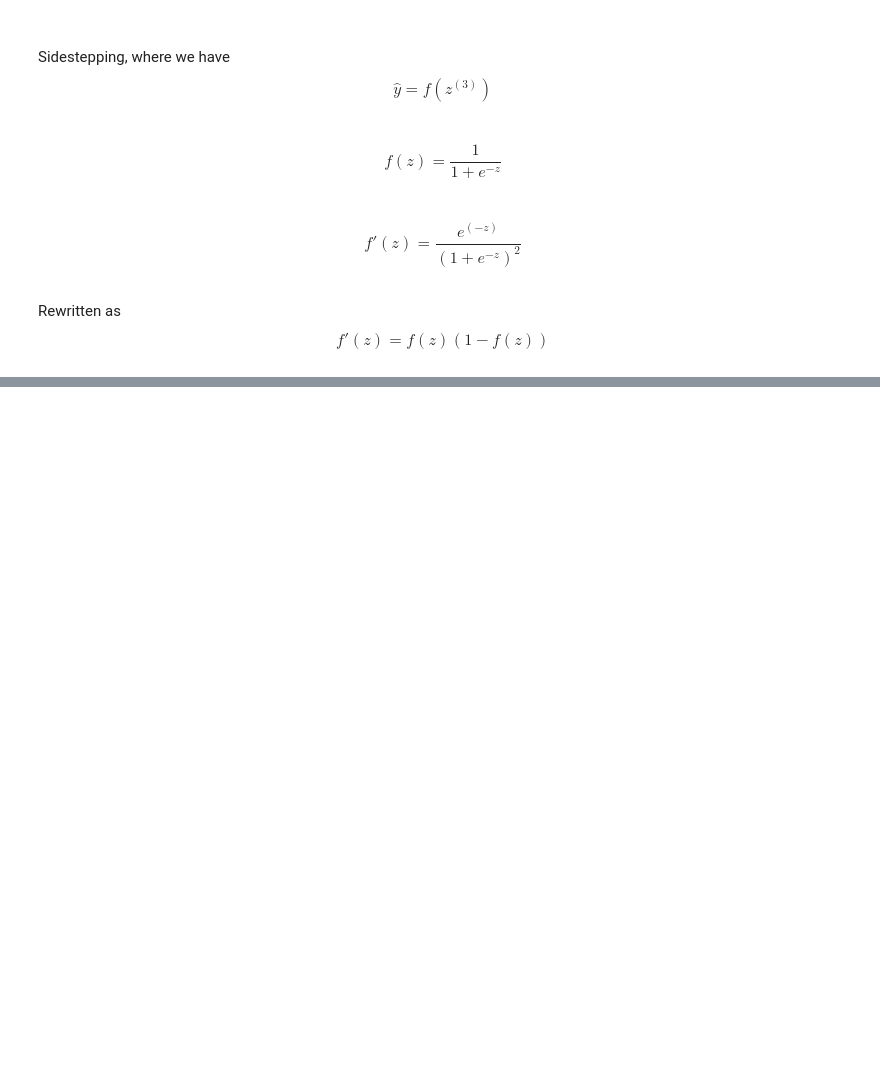
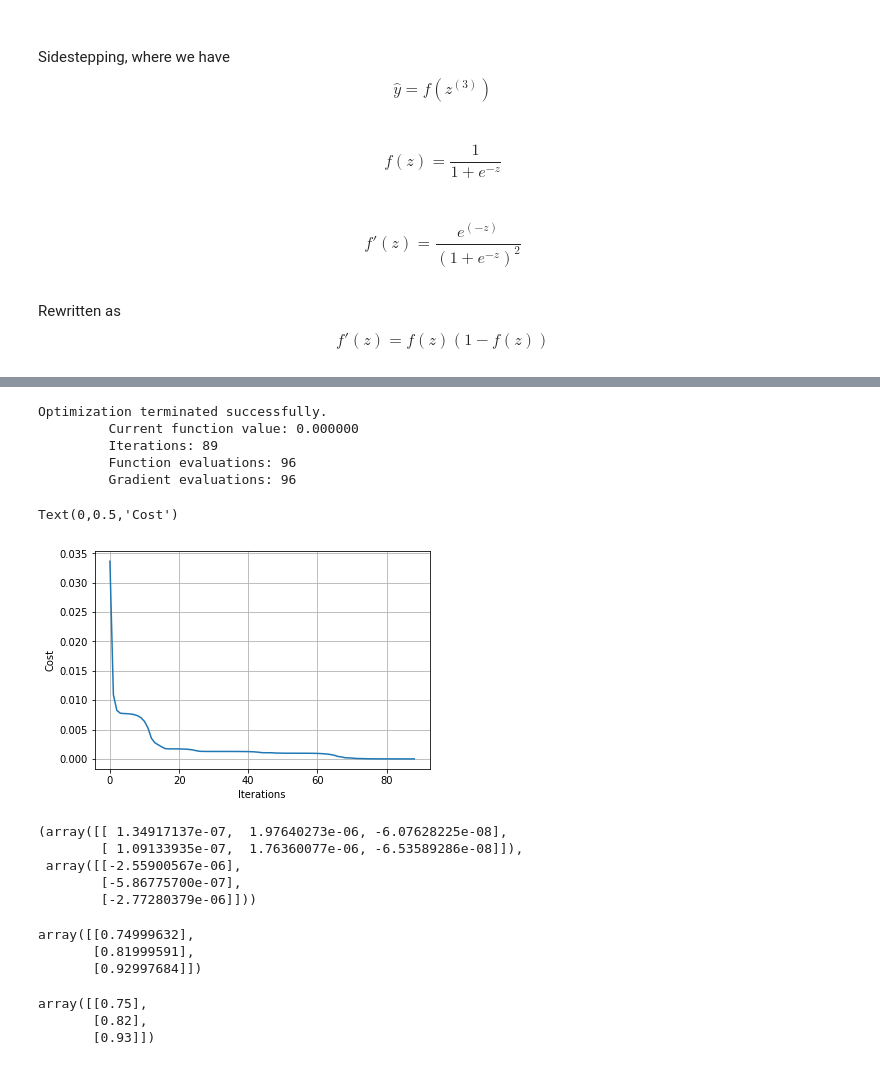
Before and after one commit to bricksz/academic, a Jupyter notebook: NN_Welch.ipynb, the cells around one changed output, grey strips where cells are left out. Drawn from its saved outputs; the diff is of its cells as text; code cells hidden in the pictures; blank space fills up the shorter version.

```diff
--- a/NN_Welch.ipynb
+++ b/NN_Welch.ipynb
@@ -140,0 +319,73 @@ array([[0.54538103],
+# %%
+from scipy import optimize
+class trainer(object):
+    def __init__(self, N):
+        #Make Local reference to network:
+        self.N = N
+
+    def callbackF(self, params):
+        self.N.setParams(params)
+        self.J.append(self.N.costFunction(self.X, self.y))
+
+    def costFunctionWrapper(self, params, X, y):
+        self.N.setParams(params)
+        cost = self.N.costFunction(X, y)
+        grad = self.N.computeGradients(X,y)
+
+        return cost, grad
+
+    def train(self, X, y):
+        #Make an internal variable for the callback function:
+        self.X = X
+        self.y = y
+
+        #Make empty list to store costs:
+        self.J = []
+
+        params0 = self.N.getParams()
+
+        options = {'maxiter': 200, 'disp' : True}
+        _res = optimize.minimize(self.costFunctionWrapper, params0, jac=True, method='BFGS', \
+                                 args=(X, y), options=options, callback=self.callbackF)
+
+        self.N.setParams(_res.x)
+        self.optimizationResults = _res
+# %%
+NN = Neural_Network()
+T = trainer(NN)
+# %%
+T.train(x_,y_)
+# %% [output]
+Optimization terminated successfully.
+         Current function value: 0.000000
+         Iterations: 89
+         Function evaluations: 96
+         Gradient evaluations: 96
+# %%
+plt.plot(T.J)
+plt.grid(1)
+plt.xlabel('Iterations')
+plt.ylabel('Cost')
+# %% [output]
+Text(0,0.5,'Cost')
+[figure, added]
+# %%
+NN.costFunctionPrime(x_,y_)
+# %% [output]
+(array([[ 1.34917137e-07,  1.97640273e-06, -6.07628225e-08],
+        [ 1.09133935e-07,  1.76360077e-06, -6.53589286e-08]]),
+ array([[-2.55900567e-06],
+        [-5.86775700e-07],
+        [-2.77280379e-06]]))
+# %%
+NN.forward(x_)
+# %% [output]
+array([[0.74999632],
+       [0.81999591],
+       [0.92997684]])
+# %%
+y_
+# %% [output]
+array([[0.75],
+       [0.82],
+       [0.93]])
```
Also changed, not shown: parts of 23 cells of this notebook.
